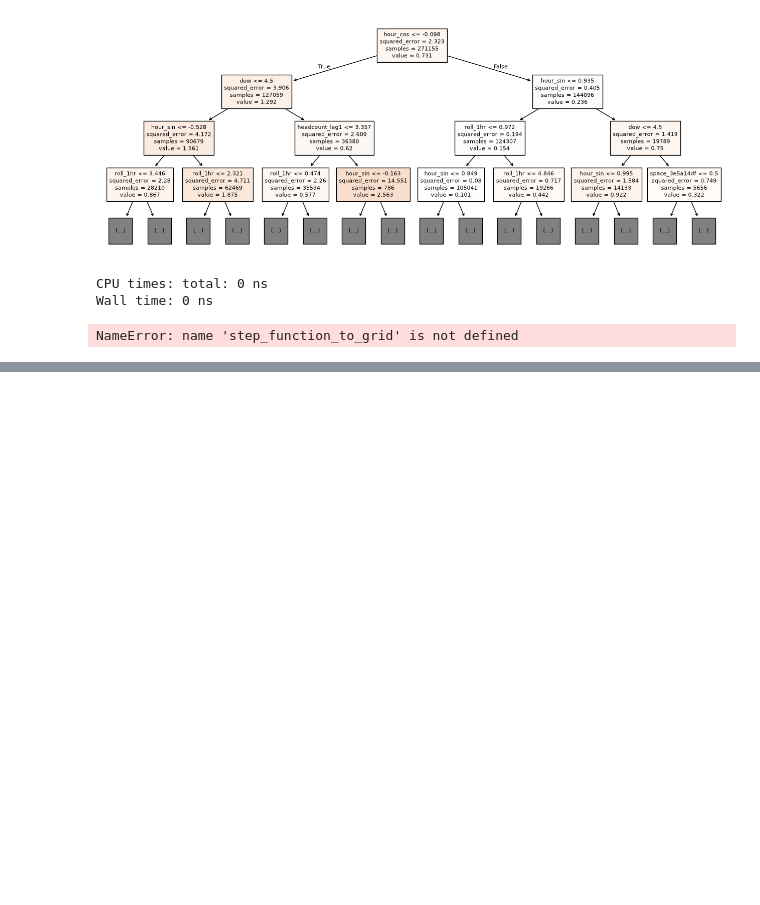
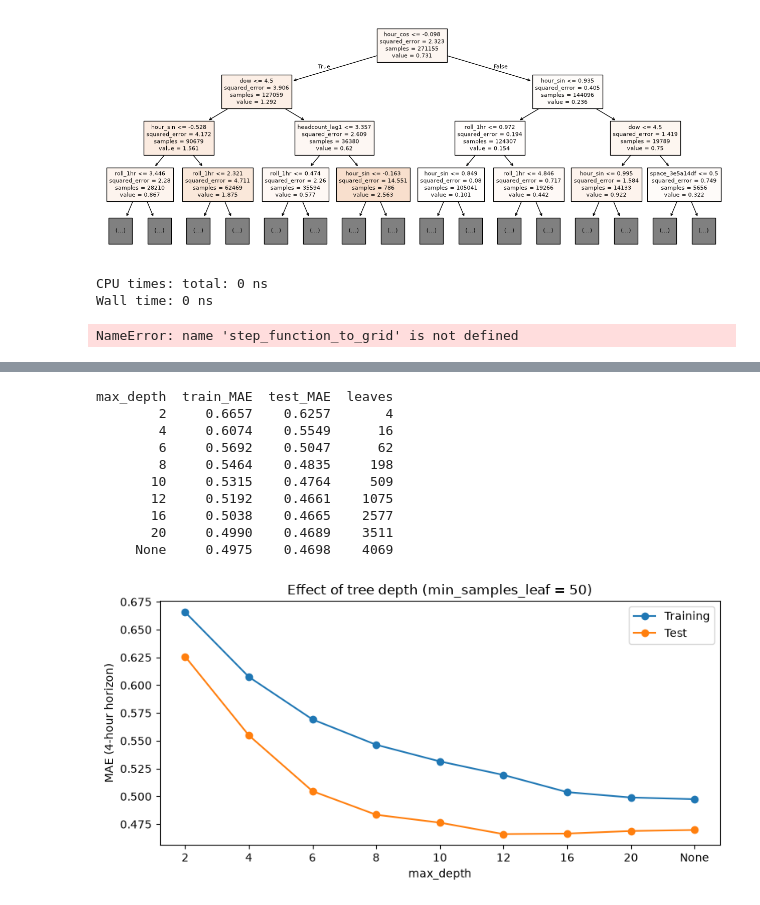
Before and after one commit to OscarPayne28/3001-OCCUPANCY-PROJECT, a Jupyter notebook: notebooks/02_modelling.ipynb, the cells around one changed output, grey strips where cells are left out. Cells and saved outputs as stored; diff of their text form; code cells hidden in the pictures; blank space fills up the shorter version.

Commit message:
Extend depth sweep to max_depth 20 and regenerate figure

```diff
--- a/notebooks/02_modelling.ipynb
+++ b/notebooks/02_modelling.ipynb
@@ -916,0 +1190,51 @@ NameError: name 'step_function_to_grid' is not defined
+# %%
+import json
+import pandas as pd
+import matplotlib.pyplot as plt
+from sklearn.metrics import mean_absolute_error
+from sklearn.tree import DecisionTreeRegressor
+
+from occupancy.features import build_features
+from occupancy.evaluate import forecast_split
+
+grid = pd.read_parquet("../data/processed/occupancy_15min.parquet")
+raw, encoded, feature_cols = build_features(grid, lags=[1, 2, 4, 8, 16, 32, 96, 96 * 7])
+best = json.load(open("../results/best_params.json"))
+
+s = forecast_split(raw, encoded, feature_cols, 16)    # 4-hour horizon, the one used for tuning
+depths = [2, 4, 6, 8, 10, 12, 16, 20, None]
+rows = []
+for d in depths:
+    m = DecisionTreeRegressor(max_depth=d, min_samples_leaf=best["min_samples_leaf"], random_state=0)
+    m.fit(s.X[s.is_train], s.y[s.is_train])
+    rows.append({
+        "max_depth": str(d),
+        "train_MAE": mean_absolute_error(s.y[s.is_train], m.predict(s.X[s.is_train])),
+        "test_MAE": mean_absolute_error(s.y[~s.is_train], m.predict(s.X[~s.is_train])),
+        "leaves": m.get_n_leaves(),
+    })
+sweep = pd.DataFrame(rows)
+print(sweep.round(4).to_string(index=False))
+
+fig, ax = plt.subplots(figsize=(8, 4))
+ax.plot(sweep["max_depth"], sweep["train_MAE"], marker="o", label="Training")
+ax.plot(sweep["max_depth"], sweep["test_MAE"], marker="o", label="Test")
+ax.set_xlabel("max_depth")
+ax.set_ylabel("MAE (4-hour horizon)")
+ax.set_title(f"Effect of tree depth (min_samples_leaf = {best['min_samples_leaf']})")
+ax.legend()
+plt.tight_layout()
+plt.savefig("../report/depth_sensitivity.png", dpi=150)
+plt.show()
+# %% [output]
+max_depth  train_MAE  test_MAE  leaves
+        2     0.6657    0.6257       4
+        4     0.6074    0.5549      16
+        6     0.5692    0.5047      62
+        8     0.5464    0.4835     198
+       10     0.5315    0.4764     509
+       12     0.5192    0.4661    1075
+       16     0.5038    0.4665    2577
+       20     0.4990    0.4689    3511
+     None     0.4975    0.4698    4069
+[figure, added]
```
Also changed, not shown: parts of 7 cells of this notebook, 1 other file.
